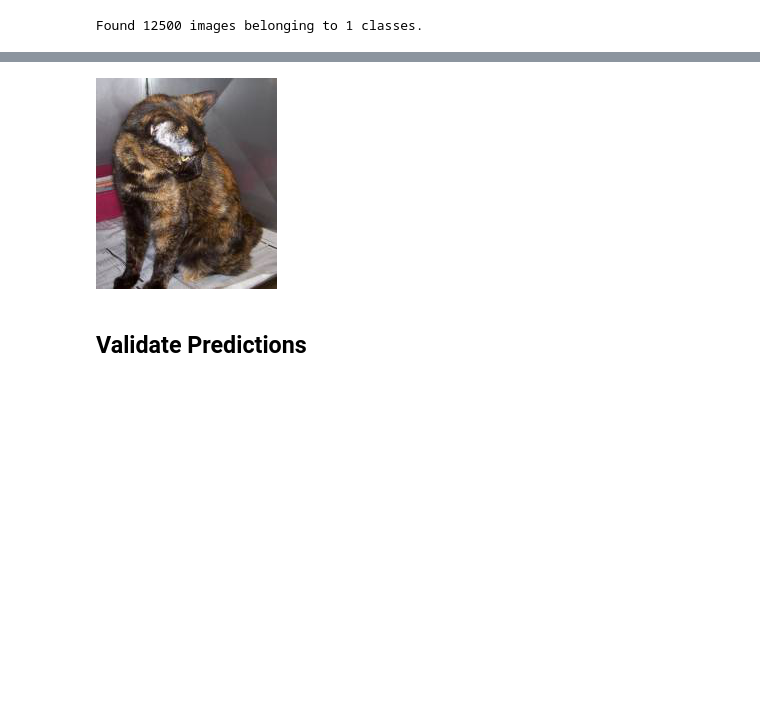
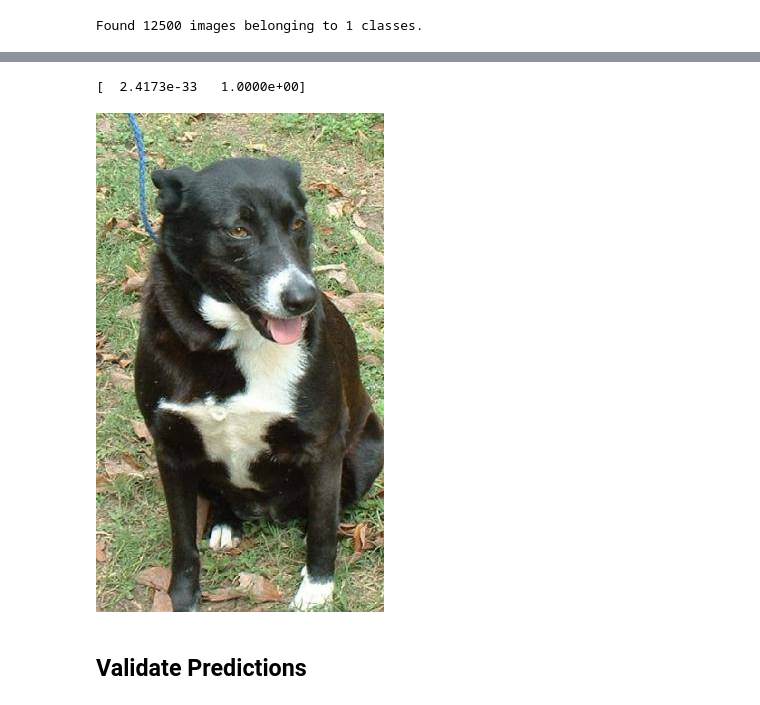
Before and after one commit to fastai/courses, a Jupyter notebook: deeplearning1/nbs/dogs_cats_redux.ipynb, the cells around one changed output, grey strips where cells are left out. Drawn from its saved outputs; the diff is of its cells as text; code cells hidden in the pictures; blank space fills up the shorter version.

```diff
--- a/deeplearning1/nbs/dogs_cats_redux.ipynb
+++ b/deeplearning1/nbs/dogs_cats_redux.ipynb
@@ -142,7 +170,7 @@ for i in range(50): copyfile(shuf[i], DATA_HOME_DIR+'/sample/valid/' + shuf[i])
 %cd $DATA_HOME_DIR
 
 #Set path to sample/ path if desired
-path = DATA_HOME_DIR + '/' #'/sample/'
+path = DATA_HOME_DIR
 test_path = DATA_HOME_DIR + '/test/' #We use all the test data
 results_path=DATA_HOME_DIR + '/results/'
 train_path=path + '/train/'
@@ -170,13 +199,20 @@ Found 2000 images belonging to 2 classes.
 # %%
 #Notice we are passing in the validation dataset to the fit() method
 #For each epoch we test our model against the validation set
-latest_weights_filename = None
-for epoch in range(no_of_epochs):
-    print "Running epoch: %d" % epoch
-    vgg.fit(batches, val_batches, nb_epoch=1)
-    latest_weights_filename = 'ft%d.h5' % epoch
-    vgg.model.save_weights(results_path+latest_weights_filename)
-print "Completed %s fit operations" % no_of_epochs
+train_now=True
+if train_now==True:
+    latest_weights_filename = None
+    for epoch in range(no_of_epochs):
+        print "Running epoch: %d" % epoch
+        if(epoch==2):
+            vgg.model.optimizer.lr = 0.01
+        vgg.fit (batches, val_batches, nb_epoch=1)
+        latest_weights_filename = 'ft%d.h5' % epoch
+        vgg.model.save_weights(results_path+latest_weights_filename)
+    print "Completed %s fit operations" % no_of_epochs
+else:
+    print "loading from saved_model"
+    vgg.model.load_weights(results_path+"ft2.h5")
 # %% [output]
 Running epoch: 0
 Epoch 1/1
@@ -208,9 +272,12 @@ print filenames[:5]
 # %%
 #You can verify the column ordering by viewing some images
 from PIL import Image
-Image.open(test_path + filenames[2])
+idx=3
+print preds[idx]
+Image.open(test_path + filenames[idx])
 # %% [output]
+[  2.4173e-33   1.0000e+00]
-[figure, old version]
+[figure, new version]
 # %%
 #Save our test results arrays so we can use them again later
 save_array(results_path + 'test_preds.dat', preds)
```
Also changed, not shown: parts of 16 cells of this notebook, 9 other files.
